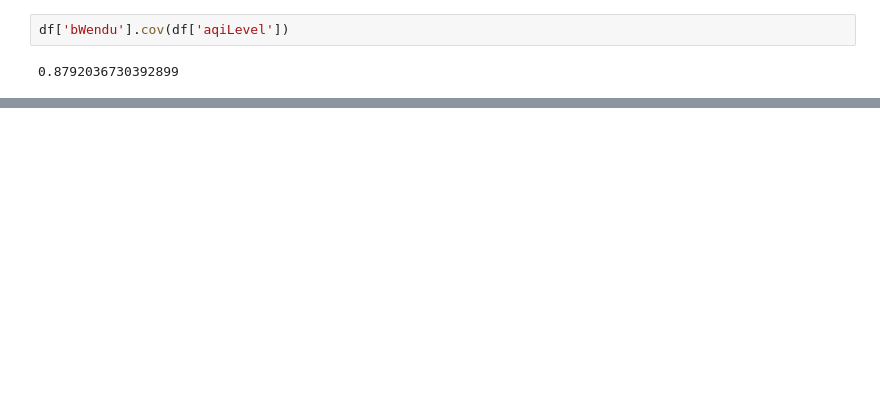
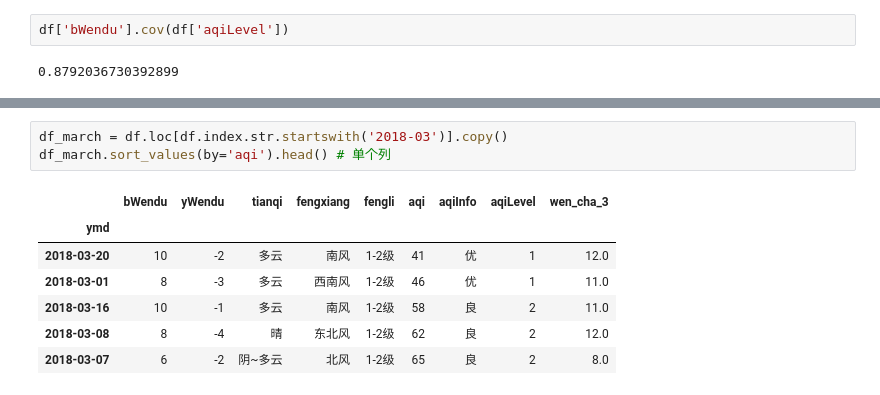
Before and after one commit to keliangyi/stock, a Jupyter notebook: pandas/learning_2.ipynb, the cells around one changed output, grey strips where cells are left out. Cells and saved outputs as stored; diff of their text form; blank space fills up the shorter version.

```diff
--- a/pandas/learning_2.ipynb
+++ b/pandas/learning_2.ipynb
@@ -117,0 +155,11 @@ df['bWendu'].cov(df['aqiLevel'])
+# %%
+df_march = df.loc[df.index.str.startswith('2018-03')].copy()
+df_march.sort_values(by='aqi').head() # 单个列
+# %% [output]
+|  | bWendu | yWendu | tianqi | fengxiang | fengli | aqi | aqiInfo | aqiLevel | wen_cha_3 |
+| ymd |  |  |  |  |  |  |  |  |  |
+| 2018-03-20 | 10 | -2 | 多云 | 南风 | 1-2级 | 41 | 优 | 1 | 12.0 |
+| 2018-03-01 | 8 | -3 | 多云 | 西南风 | 1-2级 | 46 | 优 | 1 | 11.0 |
+| 2018-03-16 | 10 | -1 | 多云 | 南风 | 1-2级 | 58 | 良 | 2 | 11.0 |
+| 2018-03-08 | 8 | -4 | 晴 | 东北风 | 1-2级 | 62 | 良 | 2 | 12.0 |
+| 2018-03-07 | 6 | -2 | 阴~多云 | 北风 | 1-2级 | 65 | 良 | 2 | 8.0 |
```
Also changed, not shown: parts of 8 cells of this notebook.
